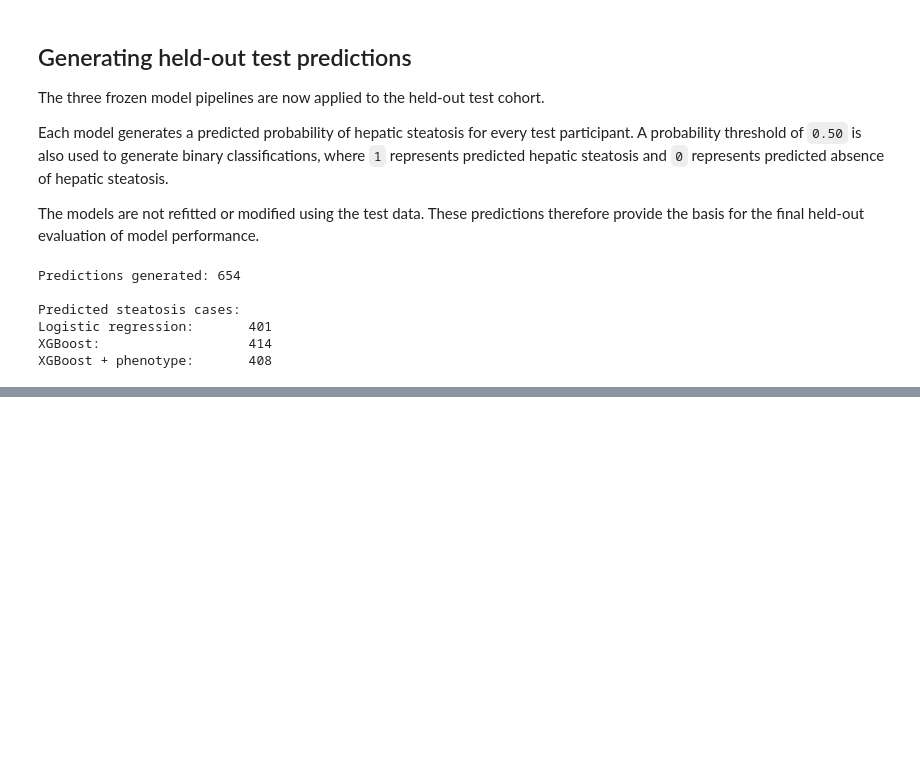
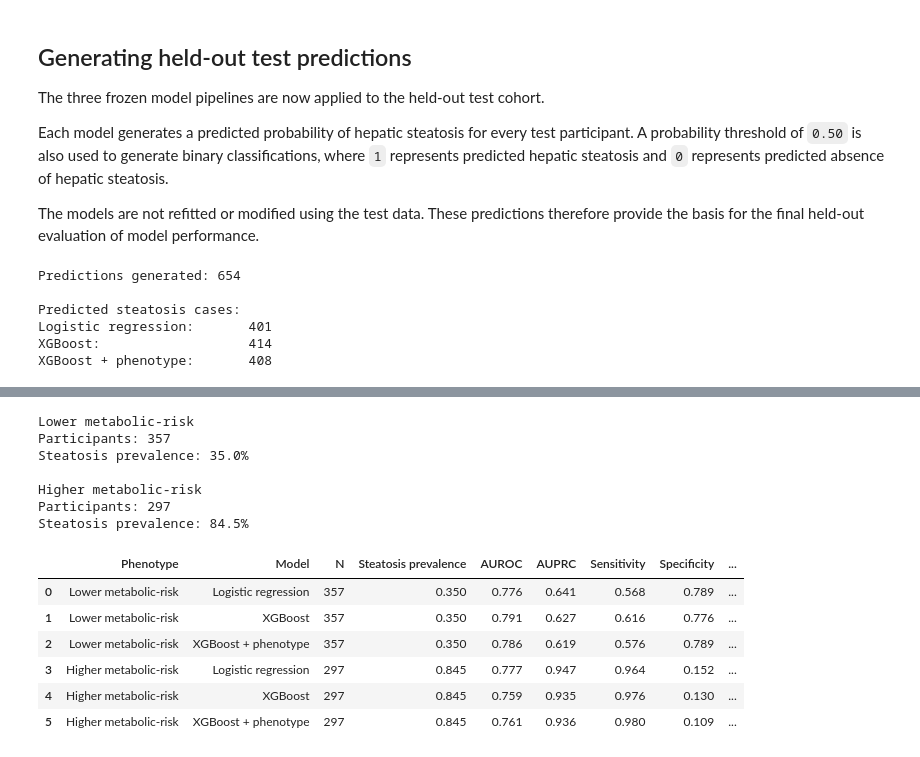
Before and after one commit to AryanSaraf/nhanes-steatosis, a Jupyter notebook: notebooks/04-evaluation-interpretation.ipynb, the cells around one changed output, grey strips where cells are left out. Drawn from its saved outputs; the diff is of its cells as text; code cells hidden in the pictures; blank space fills up the shorter version.

Commit message:
evaluating performance and feature identification

```diff
--- a/notebooks/04-evaluation-interpretation.ipynb
+++ b/notebooks/04-evaluation-interpretation.ipynb
@@ -175,0 +255,68 @@ XGBoost + phenotype:       408
+# %%
+phenotype_results = []
+
+model_outputs = {
+    "Logistic regression": (
+        logistic_probability,
+        logistic_prediction,
+    ),
+    "XGBoost": (
+        xgb_base_probability,
+        xgb_base_prediction,
+    ),
+    "XGBoost + phenotype": (
+        xgb_phenotype_probability,
+        xgb_phenotype_prediction,
+    ),
+}
+
+for phenotype in [
+    "Lower metabolic-risk",
+    "Higher metabolic-risk",
+]:
+    mask = test_df["metabolic_phenotype"] == phenotype
+
+    y_subgroup = y_test[mask]
+
+    print(f"\n{phenotype}")
+    print(f"Participants: {mask.sum():,}")
+    print(
+        f"Steatosis prevalence: "
+        f"{y_subgroup.mean() * 100:.1f}%"
+    )
+
+    for model_name, (probability, prediction) in model_outputs.items():
+        metrics = evaluate_model(
+            y_subgroup,
+            probability[mask],
+            prediction[mask],
+        )
+
+        phenotype_results.append({
+            "Phenotype": phenotype,
+            "Model": model_name,
+            "N": mask.sum(),
+            "Steatosis prevalence": y_subgroup.mean(),
+            **metrics,
+        })
+
+phenotype_performance = pd.DataFrame(phenotype_results)
+
+display(
+    phenotype_performance.round(3)
+)
+# %% [output]
+Lower metabolic-risk
+Participants: 357
+Steatosis prevalence: 35.0%
+
+Higher metabolic-risk
+Participants: 297
+Steatosis prevalence: 84.5%
+|  | Phenotype | Model | N | Steatosis prevalence | AUROC | AUPRC | Sensitivity | Specificity | ... |
+| 0 | Lower metabolic-risk | Logistic regression | 357 | 0.350 | 0.776 | 0.641 | 0.568 | 0.789 | ... |
+| 1 | Lower metabolic-risk | XGBoost | 357 | 0.350 | 0.791 | 0.627 | 0.616 | 0.776 | ... |
+| 2 | Lower metabolic-risk | XGBoost + phenotype | 357 | 0.350 | 0.786 | 0.619 | 0.576 | 0.789 | ... |
+| 3 | Higher metabolic-risk | Logistic regression | 297 | 0.845 | 0.777 | 0.947 | 0.964 | 0.152 | ... |
+| 4 | Higher metabolic-risk | XGBoost | 297 | 0.845 | 0.759 | 0.935 | 0.976 | 0.130 | ... |
+| 5 | Higher metabolic-risk | XGBoost + phenotype | 297 | 0.845 | 0.761 | 0.936 | 0.980 | 0.109 | ... |
```
Also changed, not shown: parts of 22 cells of this notebook.
